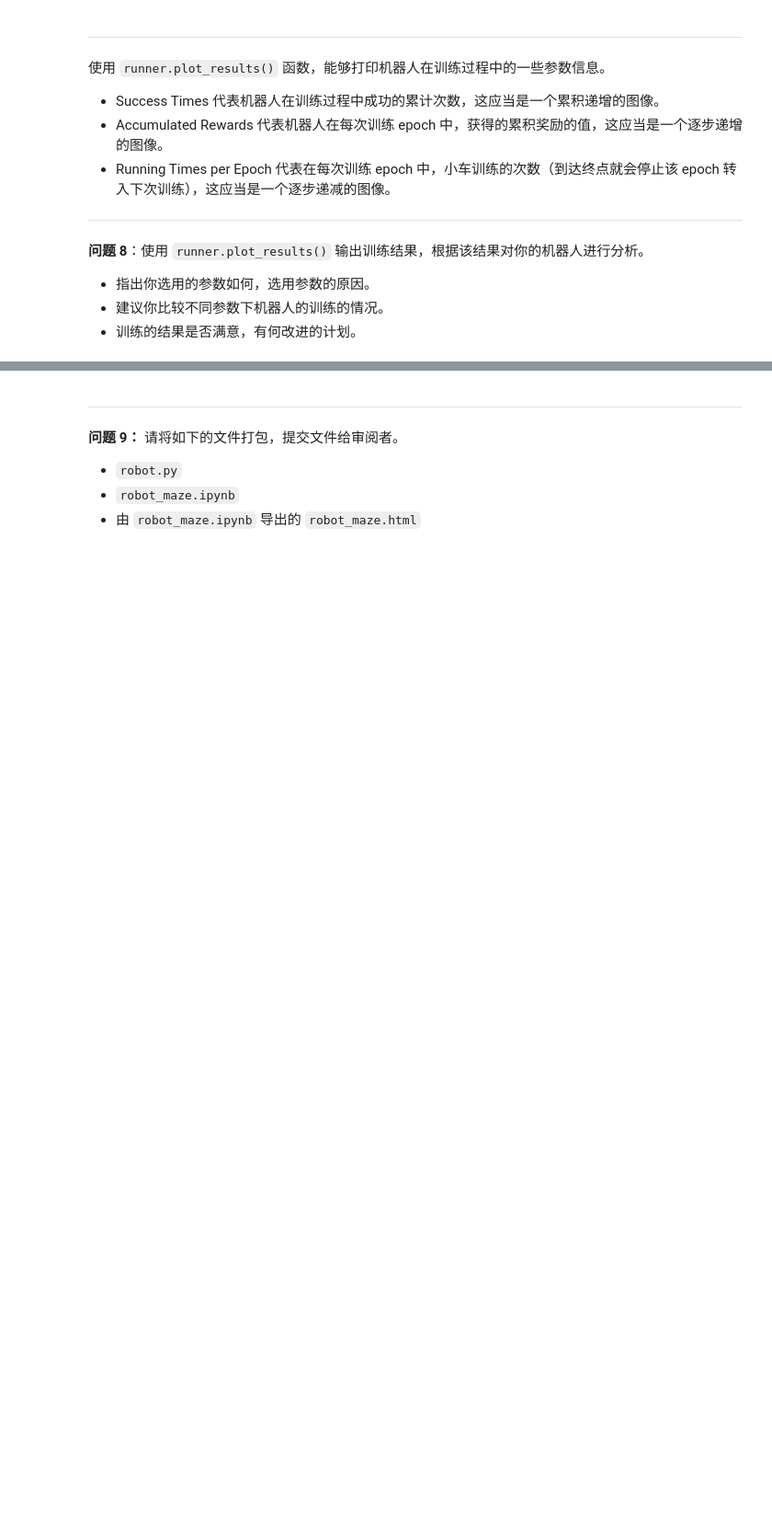
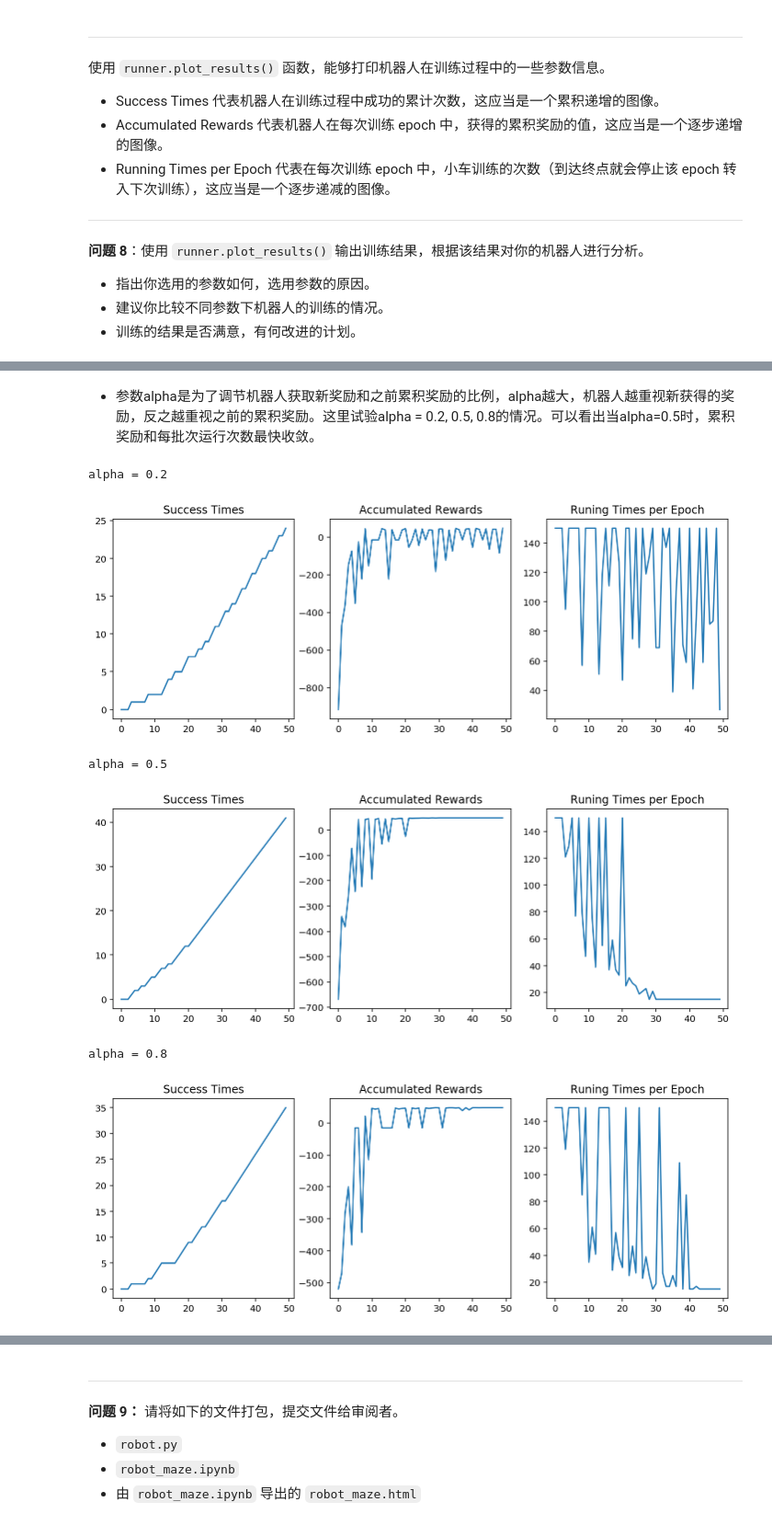
Before and after one commit to xueran1991/MLND-RL-RobotMaze, a Jupyter notebook: robot_maze.ipynb, the cells around one changed output, grey strips where cells are left out. Shown at 92% size. Saved outputs shown, nothing was run; the diff lists cells and outputs as text; code cells hidden in the pictures; blank space fills up the shorter version.

```diff
--- a/robot_maze.ipynb
+++ b/robot_maze.ipynb
@@ -291,0 +317,19 @@ runner.plot_results()
+# %% [markdown]
+- 参数alpha是为了调节机器人获取新奖励和之前累积奖励的比例，alpha越大，机器人越重视新获得的奖励，反之越重视之前的累积奖励。这里试验alpha = 0.2, 0.5, 0.8的情况。可以看出当alpha=0.5时，累积奖励和每批次运行次数最快收敛。
+# %%
+epsilon0 = 1
+for alpha in [0.2, 0.5, 0.8]:
+    print("alpha = {}".format(alpha))
+    g = Maze("test_world/maze_02.txt",trap_number=trap_number)
+    r = Robot(g,alpha=alpha, epsilon0=epsilon0, gamma=gamma)
+    r.set_status(learning=True, testing=False)
+    runner = Runner(r, g)
+    runner.run_training(epoch, display_direction=True)
+    runner.plot_results()
+# %% [output]
+alpha = 0.2
+[figure, added]
+alpha = 0.5
+[figure, added]
+alpha = 0.8
+[figure, added]
```
Also changed, not shown: parts of 15 cells of this notebook, 2 other files.
